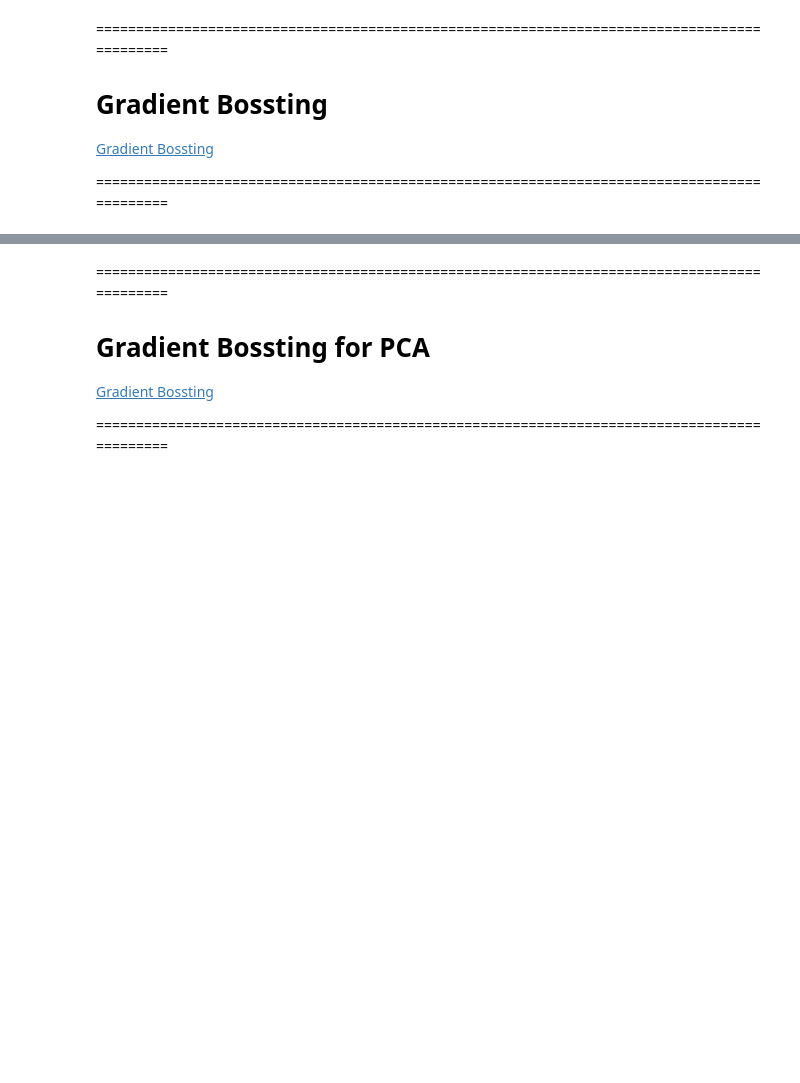
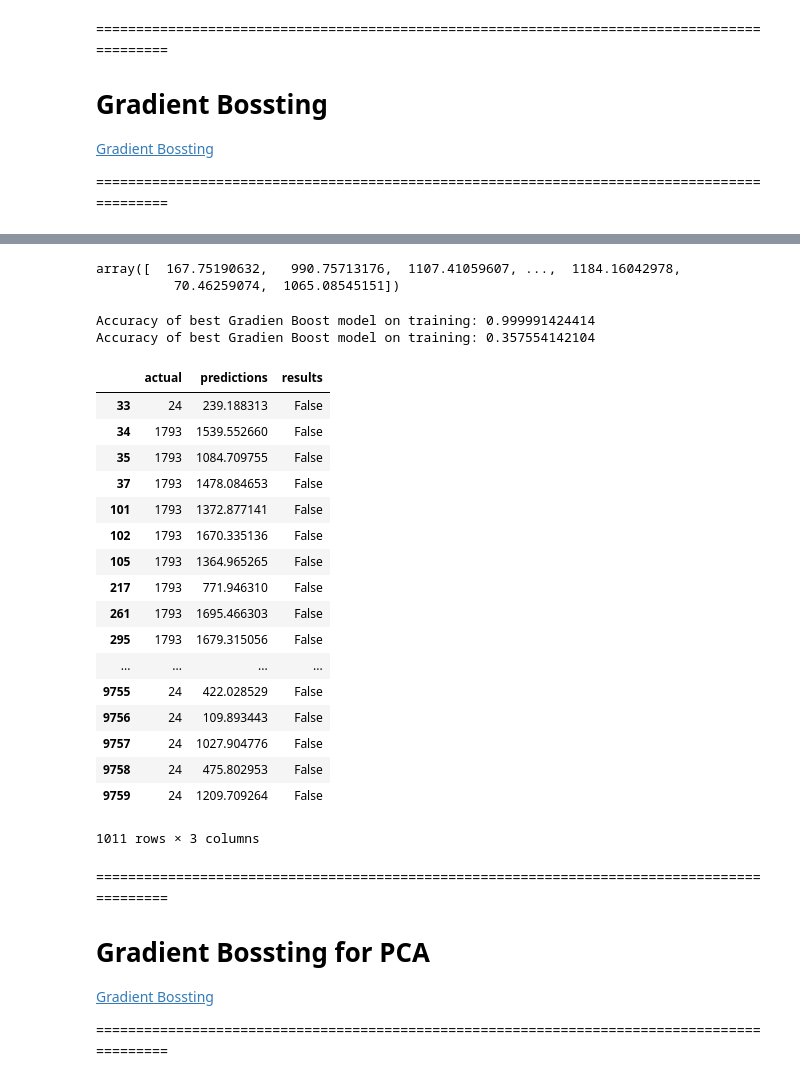
Before and after one commit to Tingting-Chang/painting-classifier, a Jupyter notebook: gradient_boosting.ipynb, the cells around one changed output, grey strips where cells are left out. Saved outputs shown, nothing was run; the diff lists cells and outputs as text; code cells hidden in the pictures; blank space fills up the shorter version.

Commit message:
try sample

```diff
--- a/gradient_boosting.ipynb
+++ b/gradient_boosting.ipynb
@@ -92,19 +135,62 @@ plot_convergence(res_gp)
 # %%
 # Choose the best params from BO results then predict
-best_max_depth =
-best_max_features =
-best_learning_rate =
-best_min_samples_split =
-best_min_samples_leaf =
-best_rfc = RandomForestClassifier(n_jobs = 4,max_depth = best_max_depth,
+# Best parameters:
+# - max_depth=10
+# - learning_rate=0.200954
+# - max_features=7
+# - min_samples_split=100
+# - min_samples_leaf=40
+
+best_max_depth = 10
+best_learning_rate = 0.2
+best_max_features = 7
+best_min_samples_split = 100
+best_min_samples_leaf = 40
+best_gdb = GradientBoostingRegressor(max_depth = best_max_depth,
                                   max_features = best_max_features,
-                                  learning_rate = )
+                                  learning_rate = best_learning_rate)
 
-best_rfc.fit(train, train_labels)
+best_gdb.fit(train, train_labels)
 
 # use the best params to predict
-rfc_true, rfc_pred = test_labels, best_rfc.predict(test)
-rfc_pred
+gdb_true, gdb_pred = test_labels, best_gdb.predict(test)
+gdb_pred
+# %% [output]
+array([  167.75190632,   990.75713176,  1107.41059607, ...,  1184.16042978,
+          70.46259074,  1065.08545151])
+# %%
+best_gdb.fit(train, train_labels)
+
+# accuracy of trianing dataset
+print "Accuracy of best Gradien Boost model on training: %s" % str(best_gdb.score(train, train_labels))
+
+# accuracy of testing dataset
+print "Accuracy of best Gradien Boost model on testing: %s" % str(best_gdb.score(test, test_labels))
+# %% [output]
+Accuracy of best Gradien Boost model on training: 0.999991424414
+Accuracy of best Gradien Boost model on training: 0.357554142104
+# %%
+test_data_df = fns.result_table(gdb_true, gdb_pred)
+test_data_df
+# %% [output]
+|  | actual | predictions | results |
+| 33 | 24 | 239.188313 | False |
+| 34 | 1793 | 1539.552660 | False |
+| 35 | 1793 | 1084.709755 | False |
+| 37 | 1793 | 1478.084653 | False |
+| 101 | 1793 | 1372.877141 | False |
+| 102 | 1793 | 1670.335136 | False |
+| 105 | 1793 | 1364.965265 | False |
+| 217 | 1793 | 771.946310 | False |
+| 261 | 1793 | 1695.466303 | False |
+| 295 | 1793 | 1679.315056 | False |
+| ... | ... | ... | ... |
+| 9755 | 24 | 422.028529 | False |
+| 9756 | 24 | 109.893443 | False |
+| 9757 | 24 | 1027.904776 | False |
+| 9758 | 24 | 475.802953 | False |
+| 9759 | 24 | 1209.709264 | False |
+1011 rows × 3 columns
 # %% [markdown]
 ============================================================================================
 
```
Also changed, not shown: parts of 9 cells of this notebook, 1 other file.
